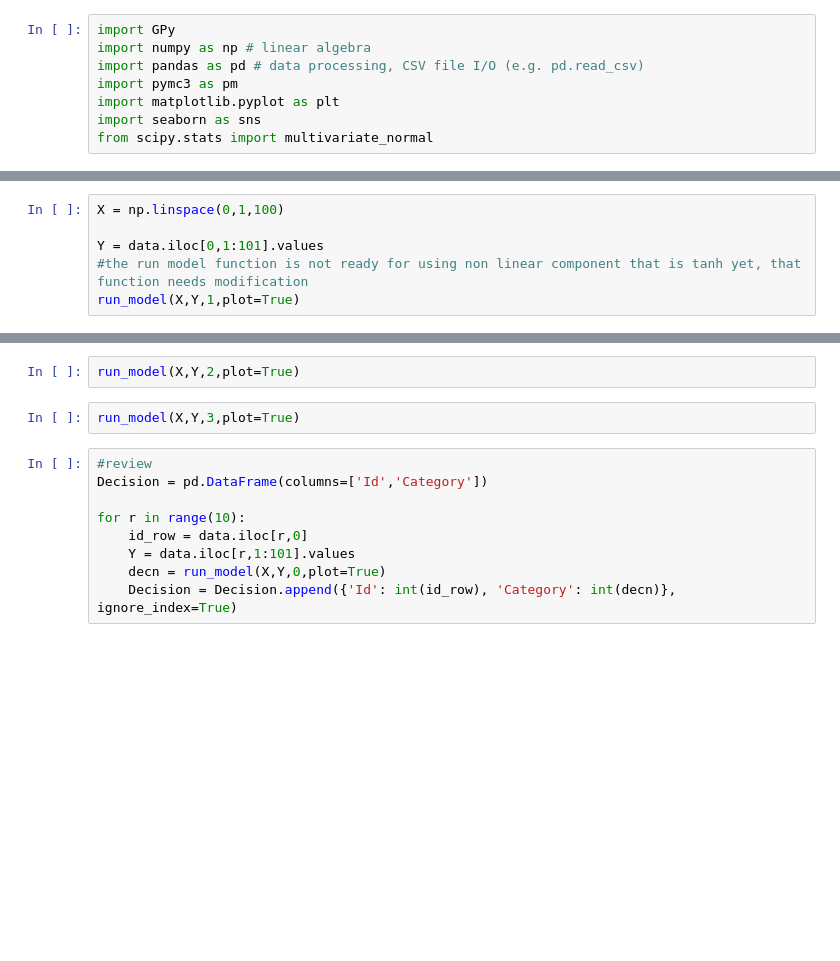
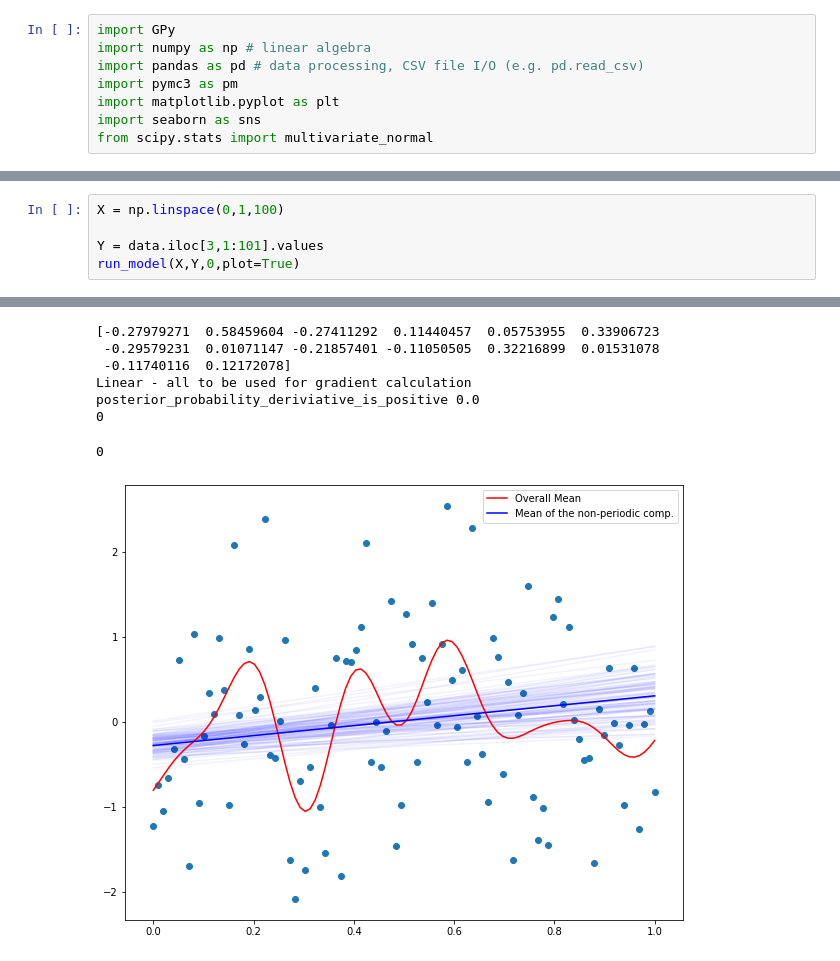
Before and after one commit to vipulpopat/ET5003-Assignment-4, a Jupyter notebook: Tanh.ipynb, the cells around one changed output, grey strips where cells are left out. Cells and saved outputs as stored; diff of their text form; blank space fills up the shorter version.

```diff
--- a/Tanh.ipynb
+++ b/Tanh.ipynb
@@ -196,6 +437,6 @@ data = pd.read_csv('https://gitlab.com/vsambhe1/machine-learning-competition/raw
 # %%
 X = np.linspace(0,1,100)
 
-Y = data.iloc[0,1:101].values
-#the run model function is not ready for using non linear component that is tanh yet, that function needs modification
-run_model(X,Y,1,plot=True)
+Y = data.iloc[3,1:101].values
+run_model(X,Y,0,plot=True)
+# %% [output]
@@ -202,13 +444,8 @@ run_model(X,Y,1,plot=True)
+[-0.27979271  0.58459604 -0.27411292  0.11440457  0.05753955  0.33906723
+ -0.29579231  0.01071147 -0.21857401 -0.11050505  0.32216899  0.01531078
+ -0.11740116  0.12172078]
+Linear - all to be used for gradient calculation
+posterior_probability_deriviative_is_positive 0.0
+0
+0
+[figure, added]
-# %%
-run_model(X,Y,2,plot=True)
-# %%
-run_model(X,Y,3,plot=True)
-# %%
-#review
-Decision = pd.DataFrame(columns=['Id','Category'])
-
-for r in range(10):
-    id_row = data.iloc[r,0]
-    Y = data.iloc[r,1:101].values
-    decn = run_model(X,Y,0,plot=True)
-    Decision = Decision.append({'Id': int(id_row), 'Category': int(decn)}, ignore_index=True)
```
Also changed, not shown: parts of 17 cells of this notebook.
